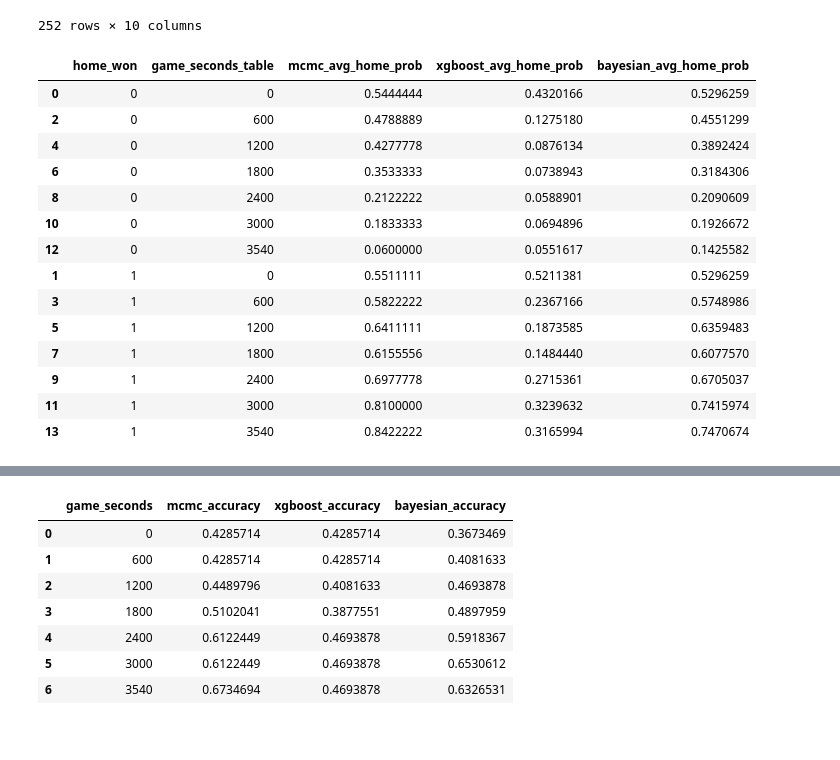
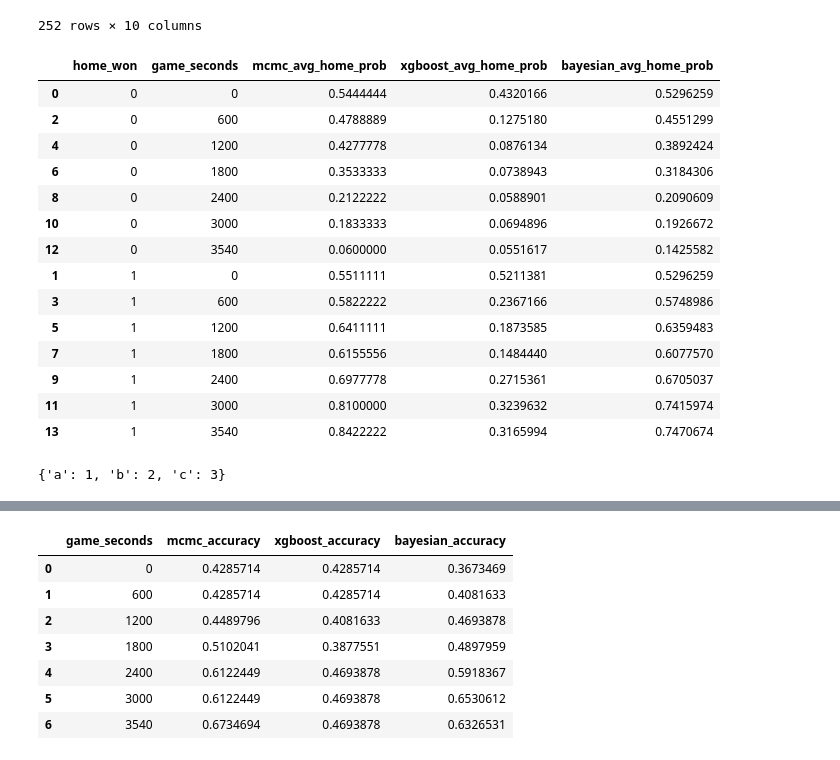
Before and after one commit to jeffxhansen/NHL_Win_Predictor, a Jupyter notebook: jeff2.ipynb, the cells around one changed output, grey strips where cells are left out. Drawn from its saved outputs; the diff is of its cells as text; code cells hidden in the pictures.

Commit message:
finished analysis and results for MCMC and accuracy

```diff
--- a/jeff2.ipynb
+++ b/jeff2.ipynb
@@ -219,20 +219,21 @@ display(table)
 # %%
 avg_probs = (table
     .groupby(by=['game_seconds_table', 'winner'])
     [['probability_home_mcmc',	'probability_home_xgboost',	'probability_home_bayesian']]
     .mean()
     .reset_index()
     .rename(columns={
         'probability_home_mcmc': 'mcmc_avg_home_prob',
         'probability_home_xgboost': 'xgboost_avg_home_prob',
         'probability_home_bayesian': 'bayesian_avg_home_prob',
         'winner': 'home_won'
     })
     .sort_values(by=['home_won', 'game_seconds_table']))
 avg_probs = movecol(avg_probs, ['home_won'], 'game_seconds_table', 'Before')
+avg_probs = avg_probs.rename(columns={'game_seconds_table': 'game_seconds'})
 display(avg_probs)
 # %% [output]
-|  | home_won | game_seconds_table | mcmc_avg_home_prob | xgboost_avg_home_prob | bayesian_avg_home_prob |
+|  | home_won | game_seconds | mcmc_avg_home_prob | xgboost_avg_home_prob | bayesian_avg_home_prob |
 | 0 | 0 | 0 | 0.5444444 | 0.4320166 | 0.5296259 |
 | 2 | 0 | 600 | 0.4788889 | 0.1275180 | 0.4551299 |
 | 4 | 0 | 1200 | 0.4277778 | 0.0876134 | 0.3892424 |
@@ -247,3 +248,7 @@ display(avg_probs)
 | 9 | 1 | 2400 | 0.6977778 | 0.2715361 | 0.6705037 |
 | 11 | 1 | 3000 | 0.8100000 | 0.3239632 | 0.7415974 |
 | 13 | 1 | 3540 | 0.8422222 | 0.3165994 | 0.7470674 |
+# %%
+print(dict([('a',1), ('b',2), ('c',3)]))
+# %% [output]
+{'a': 1, 'b': 2, 'c': 3}
```
Also changed, not shown: parts of 1 cell of this notebook, 3 other files.
